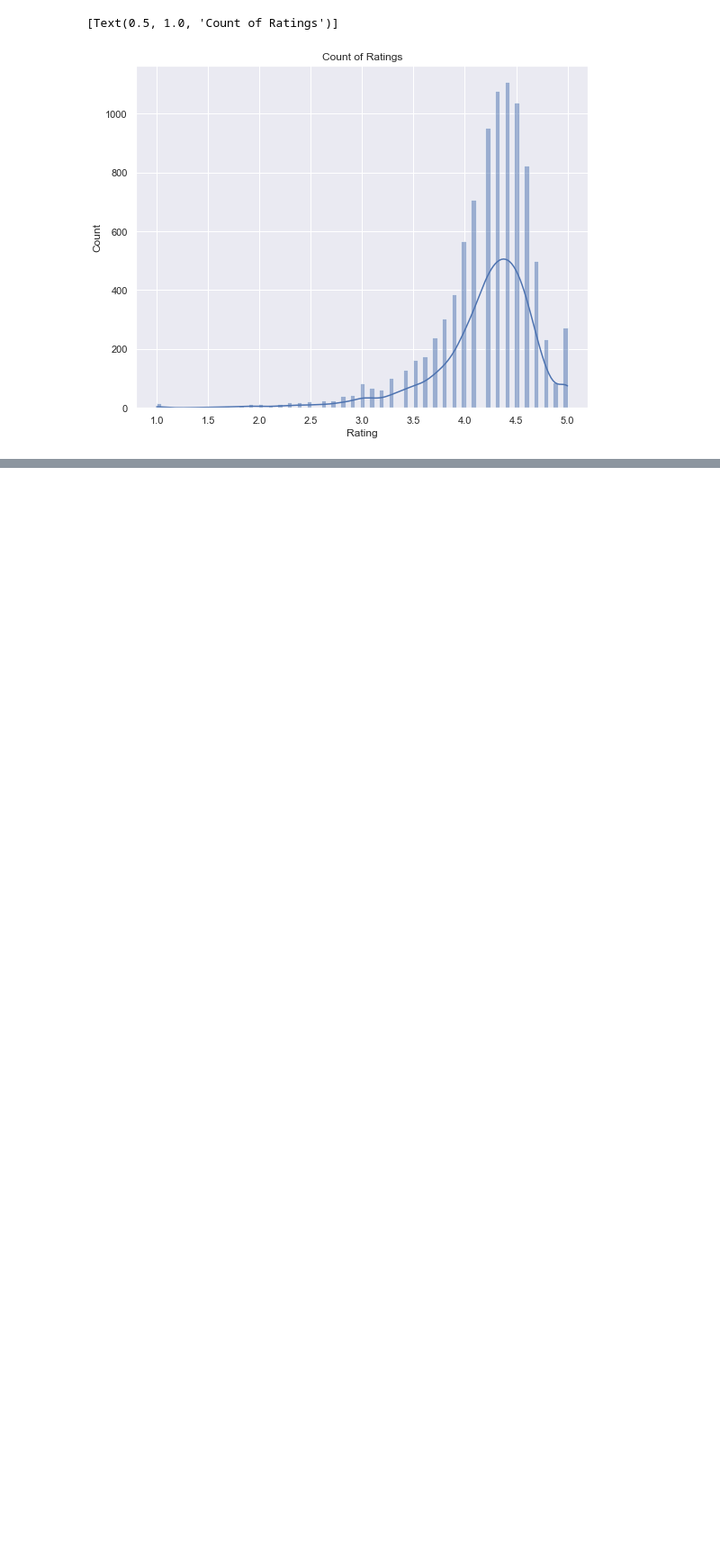
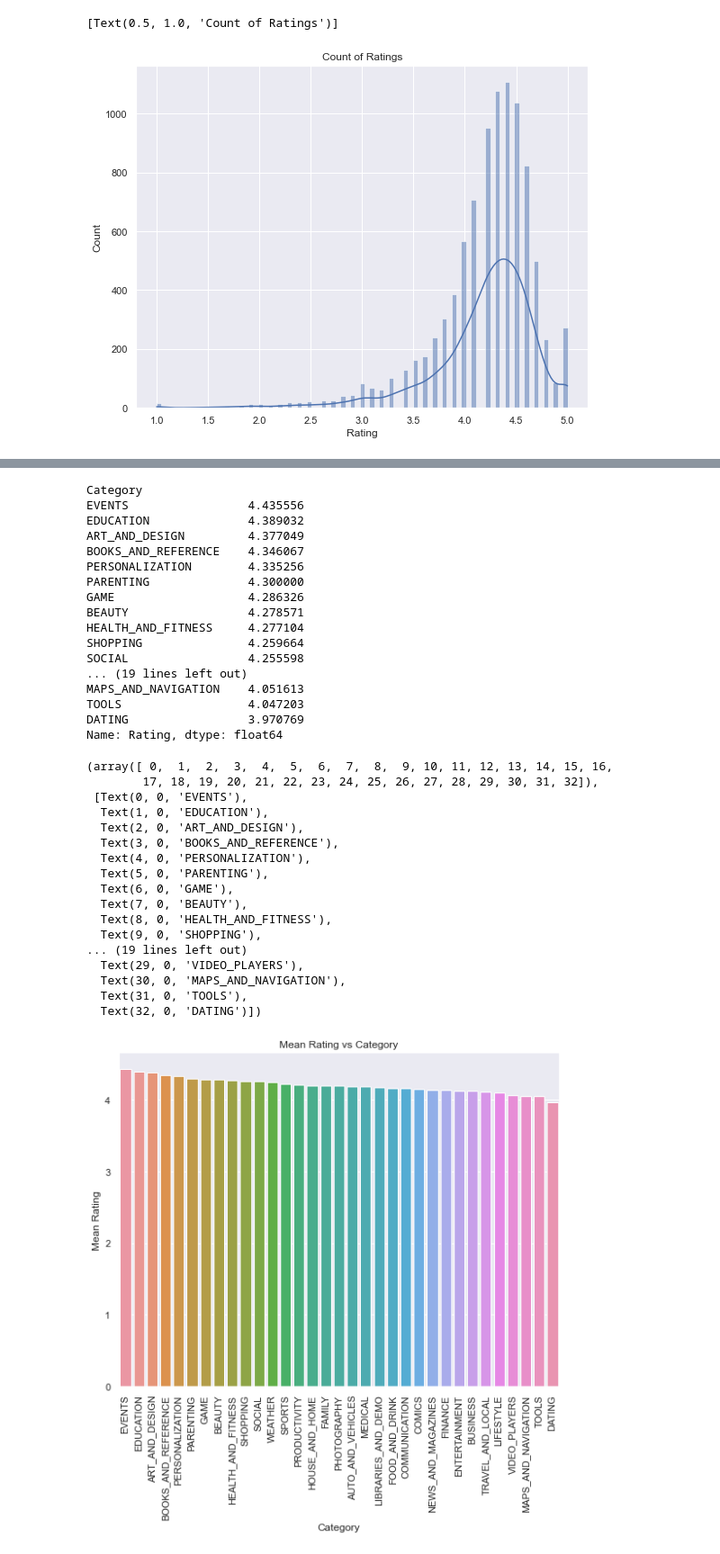
Before and after one commit to bryanaguiar/Data-Science-Group-Project, a Jupyter notebook: Playstore_Analysis_Data_Clean_Up.ipynb, the cells around one changed output, grey strips where cells are left out. Shown at 90% size. Drawn from its saved outputs; the diff is of its cells as text; code cells hidden in the pictures; blank space fills up the shorter version.

```diff
--- a/Playstore_Analysis_Data_Clean_Up.ipynb
+++ b/Playstore_Analysis_Data_Clean_Up.ipynb
@@ -395,0 +332,44 @@ ax.yaxis.set_ticklabels(['Public','Private'])
+# %%
+# Examine the mean rating per category
+query = df.groupby('Category')['Rating'].mean().sort_values(ascending=False)
+print(query)
+
+plot = sns.barplot(x=query.index, y=query.values)
+plot.set(title='Mean Rating vs Category', ylabel='Mean Rating')
+plt.xticks(rotation=90)
+# %% [output]
+Category
+EVENTS                 4.435556
+EDUCATION              4.389032
+ART_AND_DESIGN         4.377049
+BOOKS_AND_REFERENCE    4.346067
+PERSONALIZATION        4.335256
+PARENTING              4.300000
+GAME                   4.286326
+BEAUTY                 4.278571
+HEALTH_AND_FITNESS     4.277104
+SHOPPING               4.259664
+SOCIAL                 4.255598
+... (19 lines left out)
+MAPS_AND_NAVIGATION    4.051613
+TOOLS                  4.047203
+DATING                 3.970769
+Name: Rating, dtype: float64
+(array([ 0,  1,  2,  3,  4,  5,  6,  7,  8,  9, 10, 11, 12, 13, 14, 15, 16,
+        17, 18, 19, 20, 21, 22, 23, 24, 25, 26, 27, 28, 29, 30, 31, 32]),
+ [Text(0, 0, 'EVENTS'),
+  Text(1, 0, 'EDUCATION'),
+  Text(2, 0, 'ART_AND_DESIGN'),
+  Text(3, 0, 'BOOKS_AND_REFERENCE'),
+  Text(4, 0, 'PERSONALIZATION'),
+  Text(5, 0, 'PARENTING'),
+  Text(6, 0, 'GAME'),
+  Text(7, 0, 'BEAUTY'),
+  Text(8, 0, 'HEALTH_AND_FITNESS'),
+  Text(9, 0, 'SHOPPING'),
+... (19 lines left out)
+  Text(29, 0, 'VIDEO_PLAYERS'),
+  Text(30, 0, 'MAPS_AND_NAVIGATION'),
+  Text(31, 0, 'TOOLS'),
+  Text(32, 0, 'DATING')])
+[figure, added]
```
Also changed, not shown: parts of 70 cells of this notebook.
